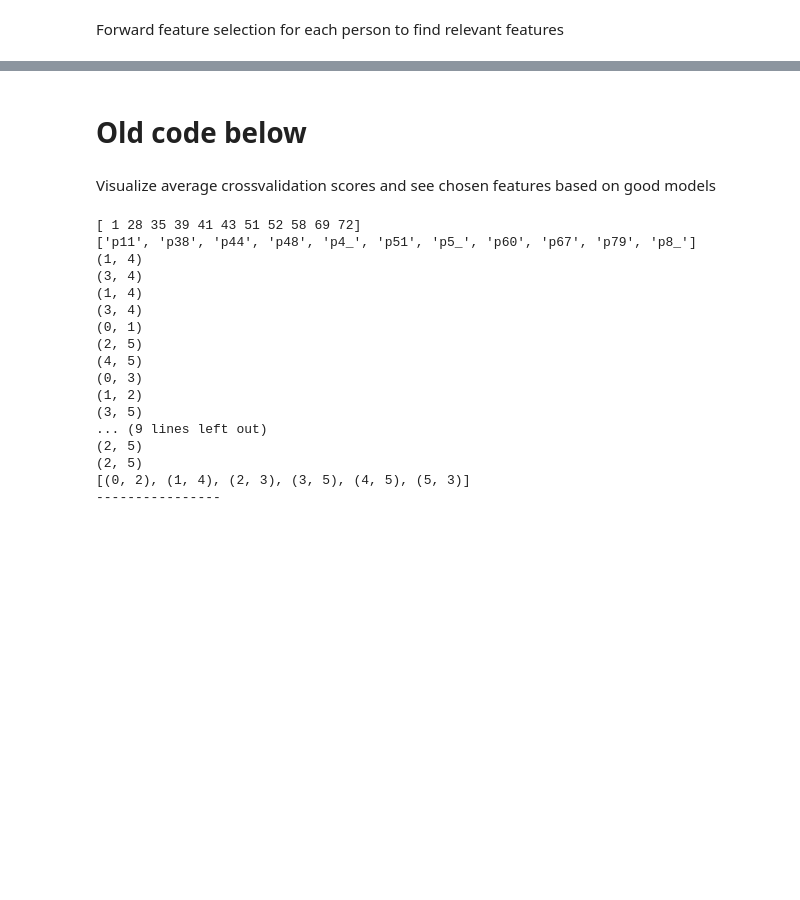
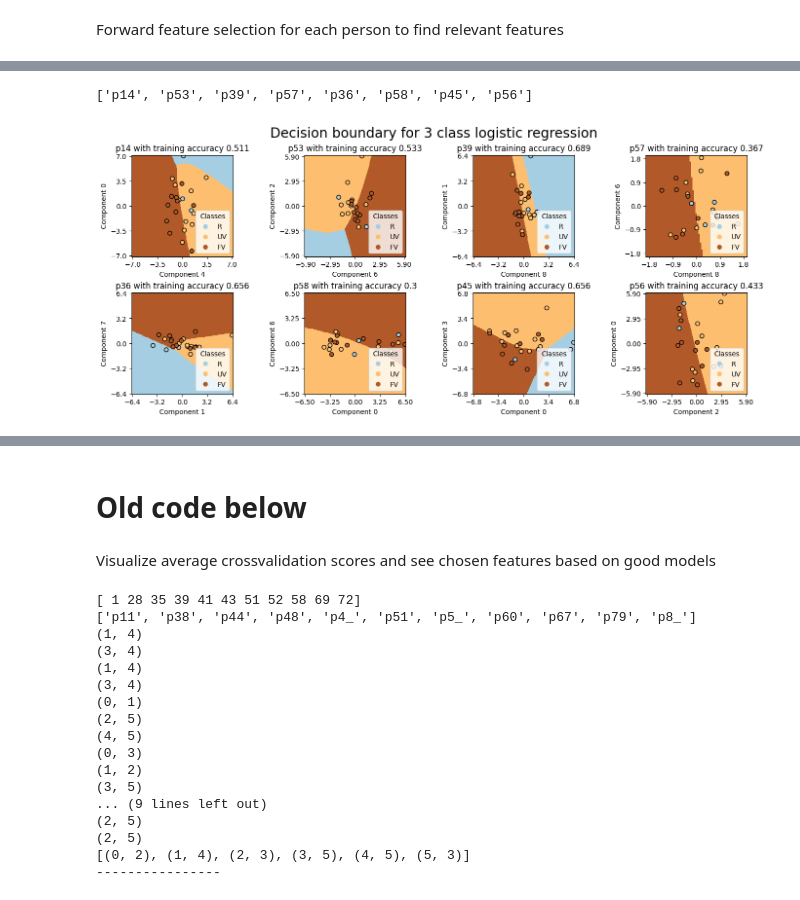
Before and after one commit to cdhvilsted/Bachelor_project_2024, a Jupyter notebook: cross_val_pipeline_individual_classification.ipynb, the cells around one changed output, grey strips where cells are left out. Drawn from its saved outputs; the diff is of its cells as text; code cells hidden in the pictures; blank space fills up the shorter version.

```diff
--- a/cross_val_pipeline_individual_classification.ipynb
+++ b/cross_val_pipeline_individual_classification.ipynb
@@ -245,0 +286,15 @@ plt.show()
+# %%
+# Finding non-responders to plot
+
+people_r = list(people_r)
+people_nr = []
+
+for i in range(len(all_data)):
+    if i not in people_r:
+        people_nr.append(i)
+# %%
+# Choosing 8 non-responders (randomly)
+import random
+
+chosen_bads = random.choices(people_nr, k=8)
+print('Chosen non-responders (index): ', chosen_bads)
@@ -246,3 +303,68 @@ plt.show()
+# %%
+nr_list = [patient_numbers[i] for i in chosen_bads]
+print(nr_list)
+# %% [output]
+['p14', 'p53', 'p39', 'p57', 'p36', 'p58', 'p45', 'p56']
+# %%
+#three-class
+#bad plots
+#cmap = matplotlib.colors.ListedColormap(["gold", "crimson", "indigo"])
+
+fig, axes = plt.subplots(2,4, figsize=(14,6), constrained_layout=True)
+fig.suptitle('Decision boundary for 3 class logistic regression', fontsize=20)
+
+people_r = chosen_bads
+
+for i,ax in zip(range(len(people_r)),axes.ravel()):
+    y1 = np.array(pd.Series(all_data[i]['Event'],dtype=t).cat.codes)
+    #train_y2 = [x if x==1 or x==0 else 1 for x in train_y]
+    train_y2 = y1
+    n_components = 0.95
+    pca = sklearn.decomposition.PCA(n_components=n_components)
+    train_X = all_data[i][m_list]
+    #print(train_X.shape)
+    train_X = sklearn.preprocessing.StandardScaler().fit(train_X).transform(train_X)
+    train_X = pca.fit_transform(train_X)
+    first_feature = subsets_list[i][1]['feature_idx'][0]
+    second_feature = [*subsets_list[i][2]['feature_idx']]
+    second_feature.remove(first_feature)
+    second_feature = second_feature[0]
+    train_X = pd.DataFrame(train_X[:,[first_feature, second_feature]], columns=[first_feature, second_feature])
+    ord_clf = OrdinalClassifier(estimator=LogisticRegression(multi_class='multinomial'))
+    names = ['R', 'UV', 'FV']
+    ord_clf.fit(train_X, train_y2)
+    predictions = ord_clf.predict(train_X)
+
+    score1 = balanced_accuracy_score(train_y2, predictions)
+    #predictions = ord_clf.predict(train_X)
+    #predictions = [x if x==1 or x==0 else 1 for x in predictions]
+    #two_class_score = [predictions[i]==train_y2[i] for i in range(len(predictions))]
+    #two_class_score = np.array(two_class_score).sum()/len(predictions)
+    xlabel = 'Component ' + str(first_feature)
+    ylabel = 'Component ' + str(second_feature)
+    disp = DecisionBoundaryDisplay.from_estimator(ord_clf, train_X,grid_resolution=600,ax=ax, response_method="predict",plot_method="pcolormesh",shading="auto",xlabel=xlabel,ylabel=ylabel,eps=15, cmap=plt.cm.Paired)
+    scatter = disp.ax_.scatter(train_X.iloc[:,0],train_X.iloc[:,1], c=train_y, edgecolors='k', cmap=plt.cm.Paired)
+    max_val = np.max(np.append(abs(train_X.iloc[:,0]),abs(train_X.iloc[:,1])))
+    disp.ax_.set_ylim(-max_val-0.1,max_val+0.1)
+    disp.ax_.set_xlim(-max_val-0.1,max_val+0.1)
+    disp.ax_.set_xticks([-round(max_val,1), -round(max_val,1)/2,0,round(max_val,1)/2, round(max_val,1)])
+    disp.ax_.set_yticks([-round(max_val,1), -round(max_val,1)/2,0,round(max_val,1)/2, round(max_val,1)])
+    disp.ax_.set_aspect('equal')
+    #disp.ax_.set_xlim(-3,3)
+    #disp.ax_.set_ylim(-3,3)
+    disp.ax_.legend(
+        scatter.legend_elements()[0],
+        names,
+        title="Classes",
+        loc = 'lower right'
+    )
+
+    title = str(patient_numbers[people_r[i]]) + ' with training accuracy ' + str(round(score1,3))
+    ax.set_title(title, color=color)
+
+plt.show()
+# %% [output]
+[figure, added]
 # %%
 #two-class
 #good plots
```
Also changed, not shown: parts of 27 cells of this notebook, 1 other file.
